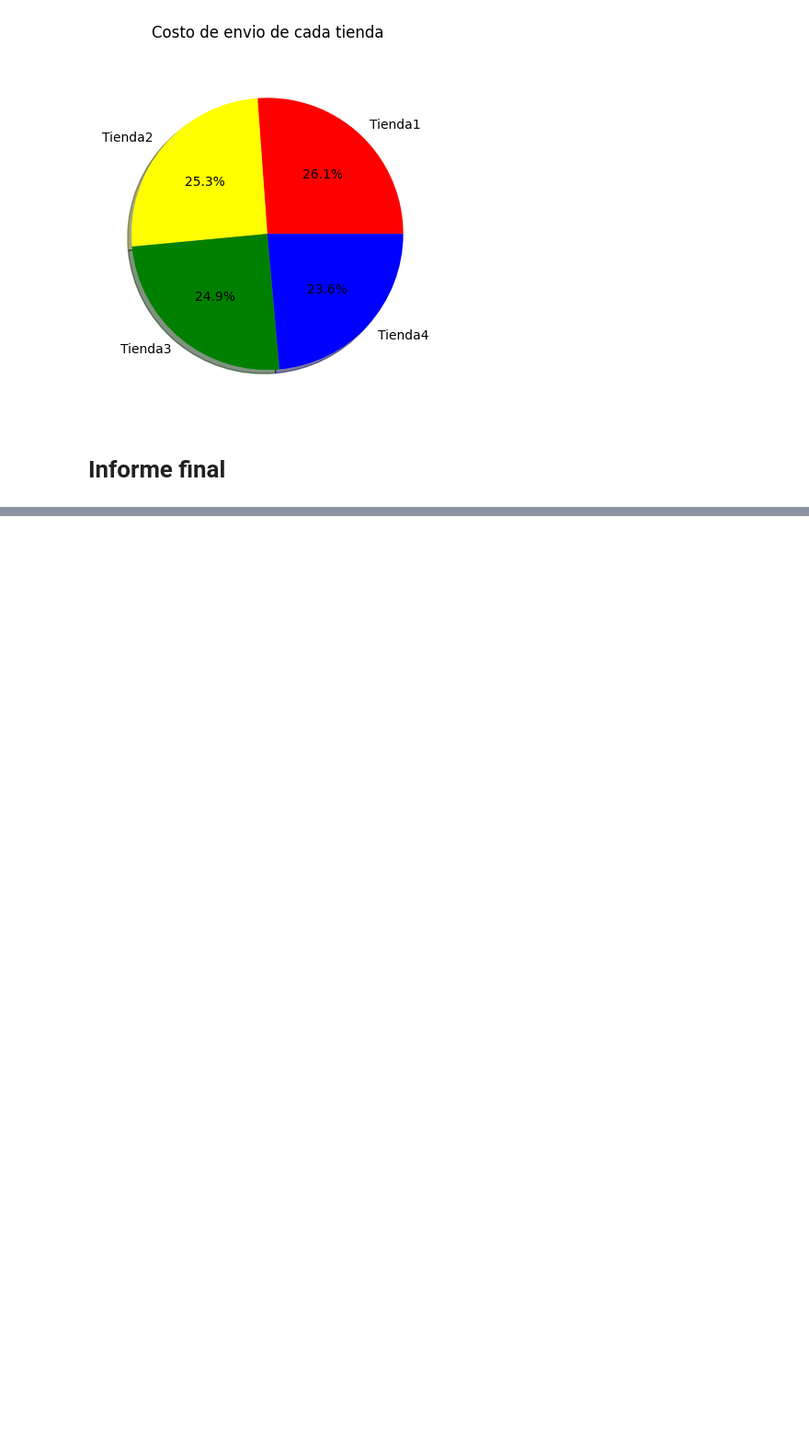
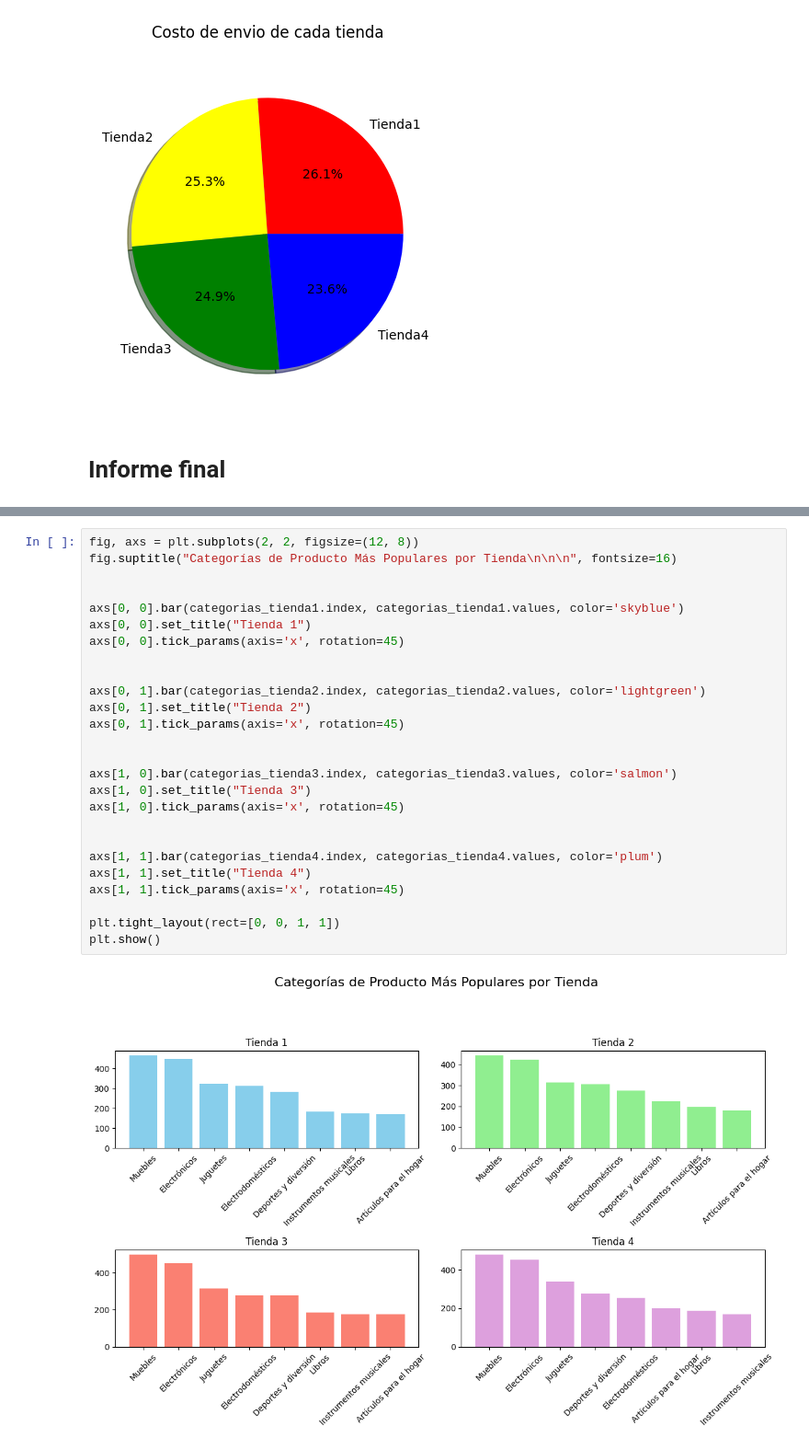
Before and after one commit to nicomgm/1er-Challenge-Alura-Store, a Jupyter notebook: AluraStoreLatam.ipynb, the cells around one changed output, grey strips where cells are left out. Shown: that part at 92% size. Drawn from its saved outputs; the diff is of its cells as text; blank space fills up the shorter version.

```diff
--- a/AluraStoreLatam.ipynb
+++ b/AluraStoreLatam.ipynb
@@ -302,0 +335,28 @@ El objetivo del analisis fue investigar las 4 tiendas del Sr. Juan analizandolas
+# %%
+fig, axs = plt.subplots(2, 2, figsize=(12, 8))
+fig.suptitle("Categorías de Producto Más Populares por Tienda\n\n\n", fontsize=16)
+
+
+axs[0, 0].bar(categorias_tienda1.index, categorias_tienda1.values, color='skyblue')
+axs[0, 0].set_title("Tienda 1")
+axs[0, 0].tick_params(axis='x', rotation=45)
+
+
+axs[0, 1].bar(categorias_tienda2.index, categorias_tienda2.values, color='lightgreen')
+axs[0, 1].set_title("Tienda 2")
+axs[0, 1].tick_params(axis='x', rotation=45)
+
+
+axs[1, 0].bar(categorias_tienda3.index, categorias_tienda3.values, color='salmon')
+axs[1, 0].set_title("Tienda 3")
+axs[1, 0].tick_params(axis='x', rotation=45)
+
+
+axs[1, 1].bar(categorias_tienda4.index, categorias_tienda4.values, color='plum')
+axs[1, 1].set_title("Tienda 4")
+axs[1, 1].tick_params(axis='x', rotation=45)
+
+plt.tight_layout(rect=[0, 0, 1, 1])
+plt.show()
+# %% [output]
+[figure, added]
```
Also changed, not shown: parts of 9 cells of this notebook.
